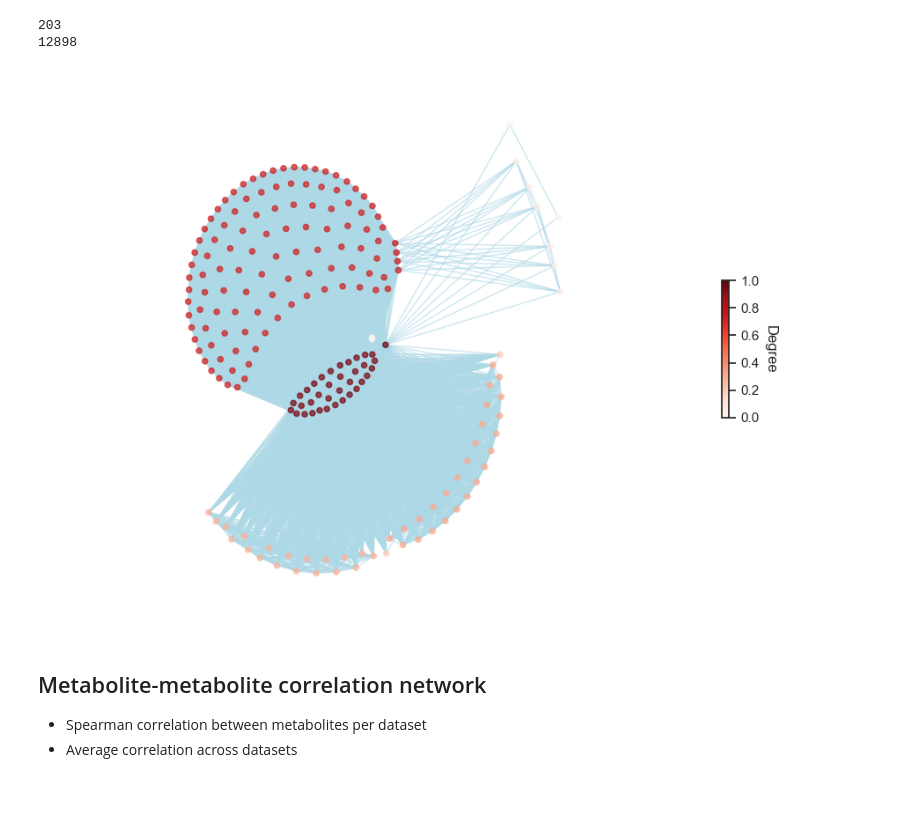
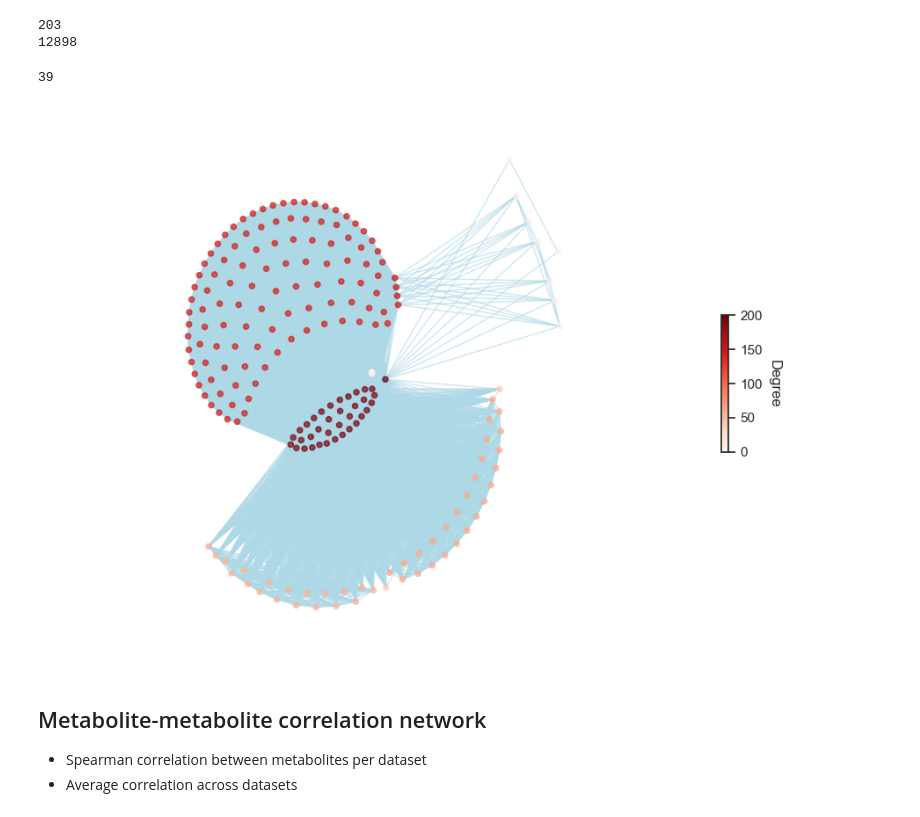
Before and after one commit to cwieder/MetHDN, a Jupyter notebook: Metabolon/scratch1.ipynb, the cells around one changed output. Saved outputs shown, nothing was run; the diff lists cells and outputs as text; code cells hidden in the pictures.

```diff
--- a/Metabolon/scratch1.ipynb
+++ b/Metabolon/scratch1.ipynb
@@ -721,6 +722,10 @@ print(dmn_graph.number_of_edges())
 # %% [output]
 203
 12898
+# %%
+max(list(nx.get_node_attributes(dmn_graph, 'degree').values()))
+# %% [output]
+39
 # %%
 
 widths = nx.get_edge_attributes(dmn_graph, 'weight')
@@ -729,35 +734,36 @@ nodelist = dmn_graph.nodes()
 plt.figure(figsize=(10,8))
 
 pos = nx.kamada_kawai_layout(dmn_graph)
 nds = nx.draw_networkx_nodes(dmn_graph,pos,
                        nodelist=nodelist,
                        node_size=20,
                        node_color=list(nx.get_node_attributes(dmn_graph, 'degree').values()),
                        cmap='Reds',
                        alpha=0.7)
 nx.draw_networkx_edges(dmn_graph,pos,
                        edgelist = widths.keys(),
                     #    width=[i/10 for i in list(widths.values())],
                        edge_color='lightblue',
                        alpha=0.6)
 # nx.draw_networkx_labels(dmn_graph, pos=pos,
 #                         labels=dict(zip(nodelist,nodelist)),
 #                         # bbox = dict(facecolor = "red", alpha=0.5, edgecolor='black', boxstyle='round,pad=0.3'),
 #                         font_size=8,
 #                         font_color='black')
 plt.box(False)
 plt.margins(x=0.3)
 
 cmap = plt.cm.Reds
 
-sm = plt.cm.ScalarMappable(cmap=cmap, norm=plt.Normalize(vmin=0, vmax=1))
+sm = plt.cm.ScalarMappable(cmap=cmap, norm=plt.Normalize(vmin=min(list(nx.get_node_attributes(dmn_graph, 'degree').values())),
+                                                         vmax=max(list(nx.get_node_attributes(dmn_graph, 'degree').values()))))
 sm.set_array([])
 cbar = plt.colorbar(sm, orientation='vertical', fraction=0.01, pad=0.03)
 cbar.ax.set_ylabel('Degree', rotation=-90, va="bottom")
 # plt.savefig('../Figures/metabolon_HDN.png', dpi=300, bbox_inches='tight')
 plt.show()
 # %% [output]
-[figure, old version]
+[figure, new version]
 # %% [markdown]
 ## Metabolite-metabolite correlation network
 - Spearman correlation between metabolites per dataset
```
Also changed, not shown: parts of 12 cells of this notebook, 1 other file.
